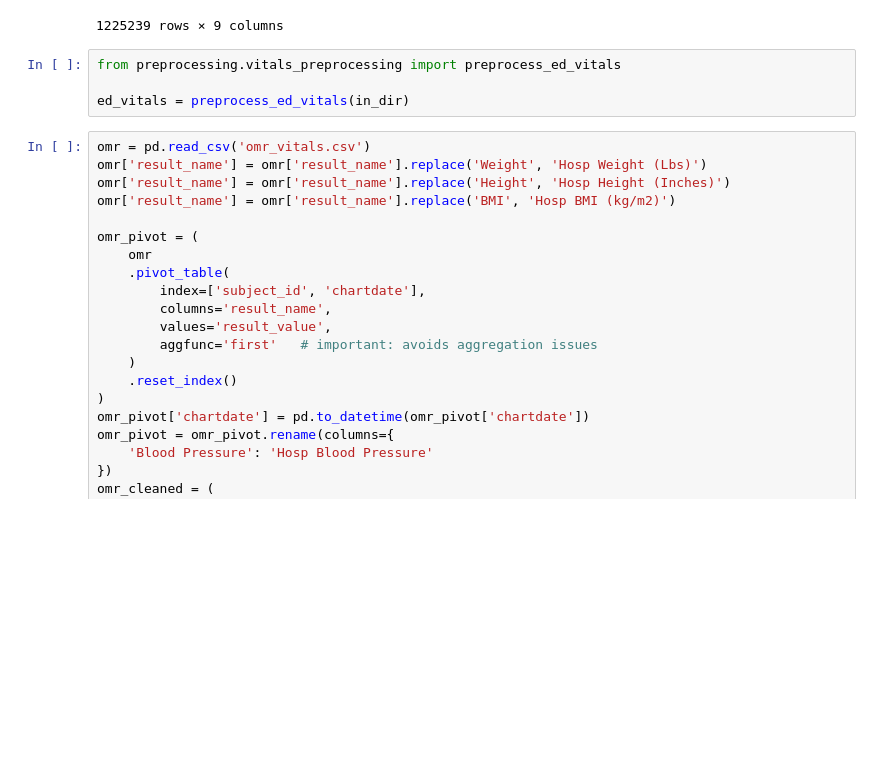
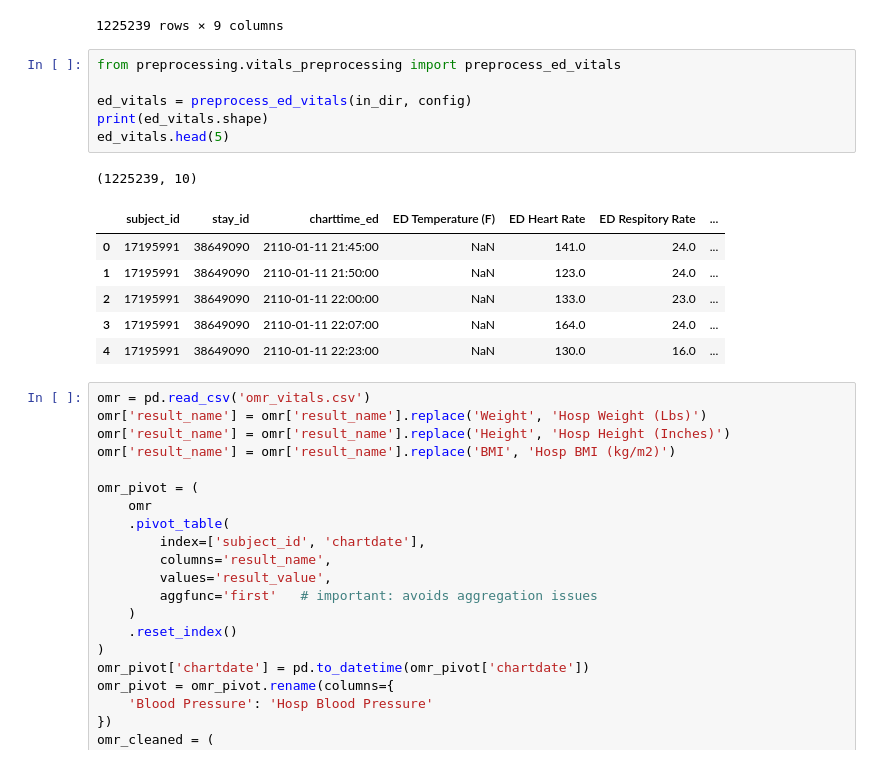
Before and after one commit to brandonng2/CardioTwin, a Jupyter notebook: notebooks/vitals_preprocessing.ipynb, the cells around one changed output. Saved outputs shown, nothing was run; the diff lists cells and outputs as text; blank space fills up the shorter version.

```diff
--- a/notebooks/vitals_preprocessing.ipynb
+++ b/notebooks/vitals_preprocessing.ipynb
@@ -101,7 +99,17 @@ ed_vitals
 # %%
 from preprocessing.vitals_preprocessing import preprocess_ed_vitals
 
-ed_vitals = preprocess_ed_vitals(in_dir)
+ed_vitals = preprocess_ed_vitals(in_dir, config)
+print(ed_vitals.shape)
+ed_vitals.head(5)
+# %% [output]
+(1225239, 10)
+|  | subject_id | stay_id | charttime_ed | ED Temperature (F) | ED Heart Rate | ED Respitory Rate | ... |
+| 0 | 17195991 | 38649090 | 2110-01-11 21:45:00 | NaN | 141.0 | 24.0 | ... |
+| 1 | 17195991 | 38649090 | 2110-01-11 21:50:00 | NaN | 123.0 | 24.0 | ... |
+| 2 | 17195991 | 38649090 | 2110-01-11 22:00:00 | NaN | 133.0 | 23.0 | ... |
+| 3 | 17195991 | 38649090 | 2110-01-11 22:07:00 | NaN | 164.0 | 24.0 | ... |
+| 4 | 17195991 | 38649090 | 2110-01-11 22:23:00 | NaN | 130.0 | 16.0 | ... |
 # %%
 omr = pd.read_csv('omr_vitals.csv')
 omr['result_name'] = omr['result_name'].replace('Weight', 'Hosp Weight (Lbs)')
```
Also changed, not shown: parts of 4 cells of this notebook, 4 other files.
